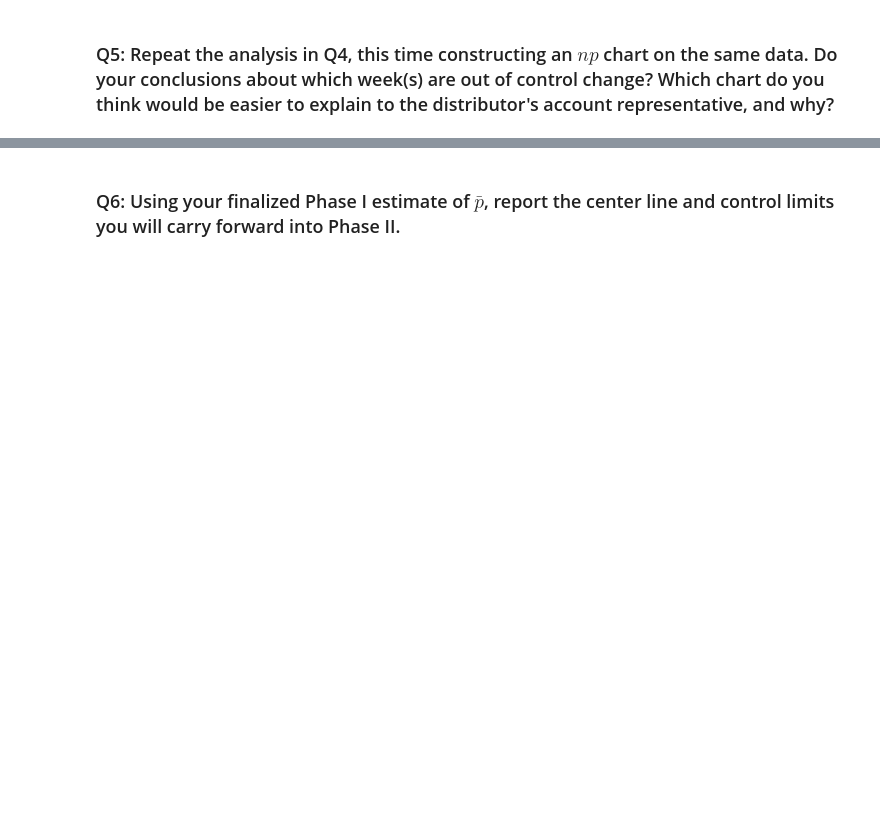
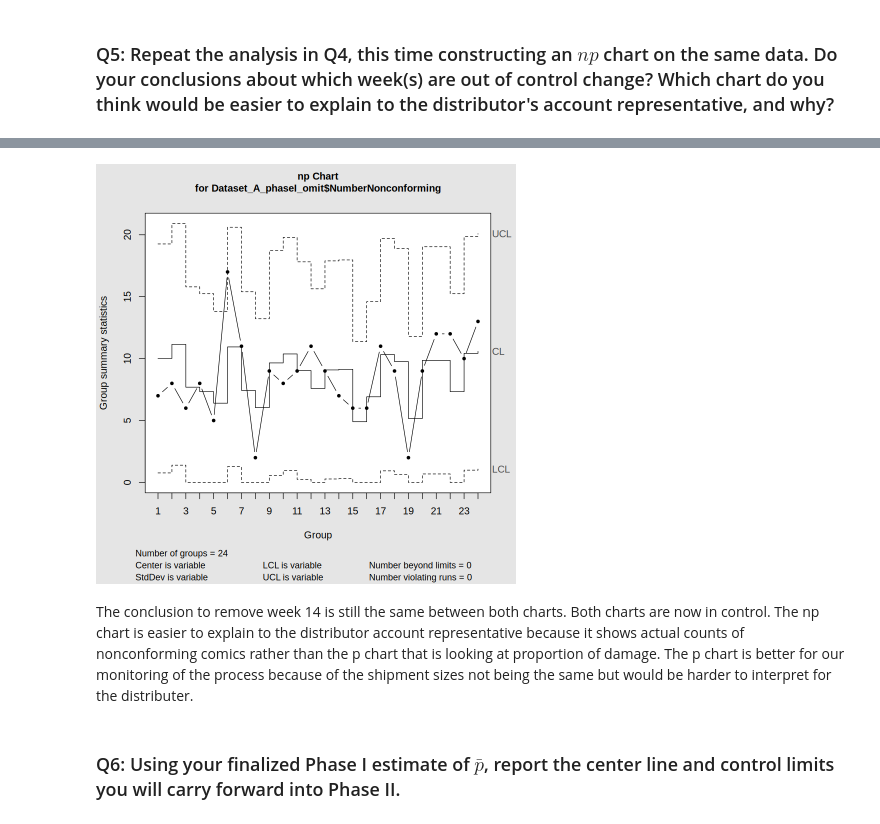
Before and after one commit to Abarre71/STAT-7110-Quality-Control, a Jupyter notebook: Assignments/HW3/STAT-7110-HW3.ipynb, the cells around one changed output, grey strips where cells are left out. Saved outputs shown, nothing was run; the diff lists cells and outputs as text; code cells hidden in the pictures; blank space fills up the shorter version.

```diff
--- a/Assignments/HW3/STAT-7110-HW3.ipynb
+++ b/Assignments/HW3/STAT-7110-HW3.ipynb
@@ -79,3 +138,11 @@ getwd()
+# %%
+npchart_A_PhaseI_omit <- qcc(Dataset_A_phaseI_omit$`NumberNonconforming`,type="np",
+                sizes=Dataset_A_phaseI_omit$`TotalComics`,
+                plot=T)
+# %% [output]
+[figure, added]
+# %% [markdown]
+The conclusion to remove week 14 is still the same between both charts. Both charts are now in control. The np chart is easier to explain to the distributor account representative because it shows actual counts of nonconforming comics rather than the p chart that is looking at proportion of damage. The p chart is better for our monitoring of the process because of the shipment sizes not being the same but would be harder to interpret for the distributer.
 # %% [markdown]
 ### Q6: Using your finalized Phase I estimate of $\bar{p}$, report the center line and control limits you will carry forward into Phase II.
 # %%
```
Also changed, not shown: parts of 26 cells of this notebook.
